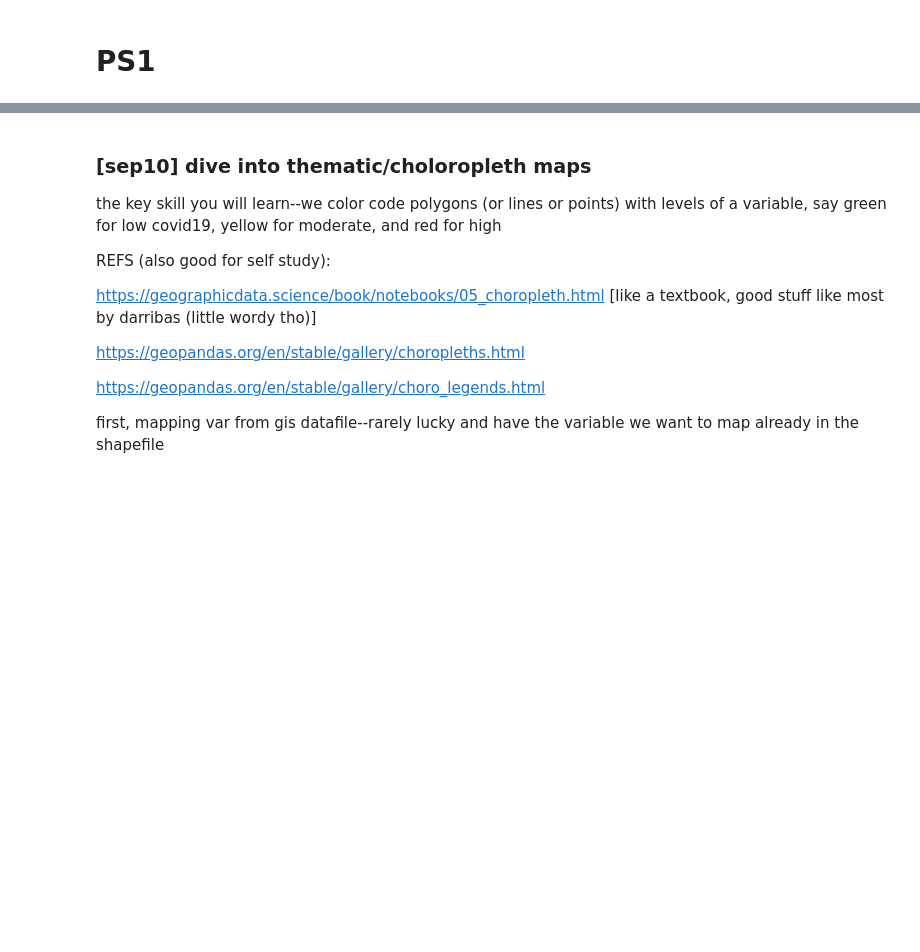
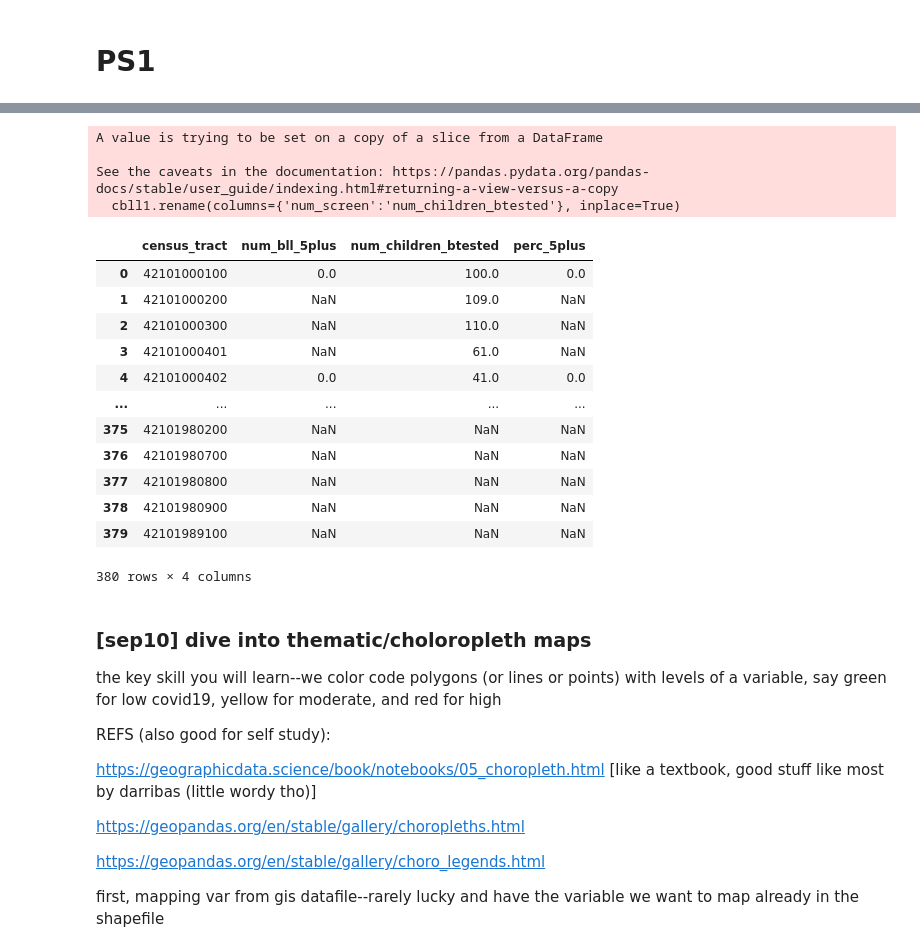
Before and after one commit to Kristina-RUC/datamana, a Jupyter notebook: map.ipynb, the cells around one changed output, grey strips where cells are left out. Cells and saved outputs as stored; diff of their text form; code cells hidden in the pictures; blank space fills up the shorter version.

```diff
--- a/map.ipynb
+++ b/map.ipynb
@@ -118,4 +118,4 @@ phillyCT0.plot()
 # PS1
 # %%
 import pandas as pd
-zilXls=pd.read_csv('https://github.com/Kristina-RUC/datamana/raw/refs/heads/main/child_blood_lead_levels_by_ct.csv')
+cbll=pd.read_csv('https://github.com/Kristina-RUC/datamana/raw/refs/heads/main/child_blood_lead_levels_by_ct.csv')
@@ -122,3 +133,29 @@ zilXls=pd.read_csv('https://github.com/Kristina-RUC/datamana/raw/refs/heads/main
+# %%
+cbll1=cbll[['census_tract','num_bll_5plus','num_screen','perc_5plus']]
+#keeps four of five columns
+#I got rid of the t/f for if data was redacted
+#Bc redacting data could skew the data, should I remove all instances where t?
+cbll1.rename(columns={'num_screen':'num_children_btested'}, inplace=True)
+#renames them to make more sense
+cbll1
+# %% [output]
+A value is trying to be set on a copy of a slice from a DataFrame
+
+See the caveats in the documentation: https://pandas.pydata.org/pandas-docs/stable/user_guide/indexing.html#returning-a-view-versus-a-copy
+  cbll1.rename(columns={'num_screen':'num_children_btested'}, inplace=True)
+|  | census_tract | num_bll_5plus | num_children_btested | perc_5plus |
+| 0 | 42101000100 | 0.0 | 100.0 | 0.0 |
+| 1 | 42101000200 | NaN | 109.0 | NaN |
+| 2 | 42101000300 | NaN | 110.0 | NaN |
+| 3 | 42101000401 | NaN | 61.0 | NaN |
+| 4 | 42101000402 | 0.0 | 41.0 | 0.0 |
+| ... | ... | ... | ... | ... |
+| 375 | 42101980200 | NaN | NaN | NaN |
+| 376 | 42101980700 | NaN | NaN | NaN |
+| 377 | 42101980800 | NaN | NaN | NaN |
+| 378 | 42101980900 | NaN | NaN | NaN |
+| 379 | 42101989100 | NaN | NaN | NaN |
+380 rows × 4 columns
 # %% [markdown]
 ### [sep10] dive into thematic/choloropleth maps
 
```
Also changed, not shown: parts of 1 cell of this notebook.
